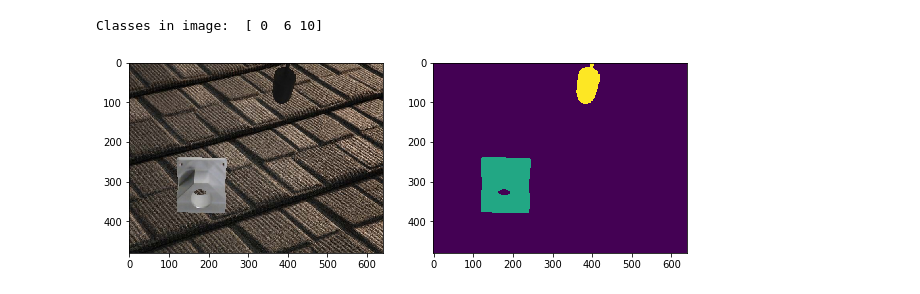
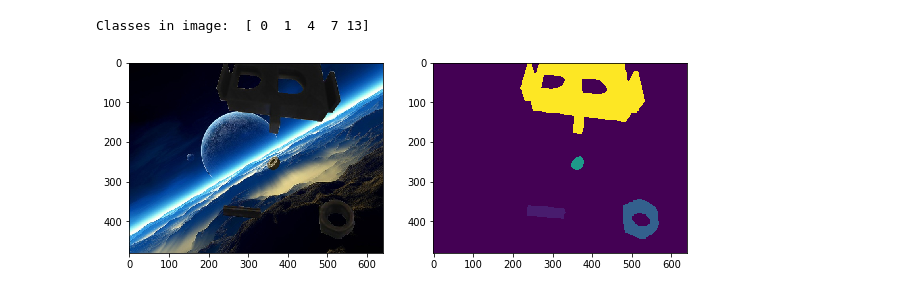
Before and after one commit to NareshGuru77/SemanticSegmentation, a Jupyter notebook: Dataset/data_augmentation/create_variants.ipynb, the cells around one changed output. Saved outputs shown, nothing was run; the diff lists cells and outputs as text; code cells hidden in the pictures.

```diff
--- a/Dataset/data_augmentation/create_variants.ipynb
+++ b/Dataset/data_augmentation/create_variants.ipynb
@@ -144,15 +161,20 @@ label_def_size_invariant = {'background': 0, 'f20_20_B': 1, 's40_40_B': 1, 'f20_
 # %%
-if not os.path.isdir('./objects/real_augmented/training/label_size_invariant/'):
-    os.makedirs('./objects/real_augmented/training/label_size_invariant/')
-if not os.path.isdir('./objects/real_augmented/validation/label_size_invariant/'):
-    os.makedirs('./objects/real_augmented/validation/label_size_invariant/')
-if not os.path.isdir('./objects/real_augmented/test/label_size_invariant/'):
-    os.makedirs('./objects/real_augmented/test/label_size_invariant/')
-create_variant_labels(train_files, './objects/real_augmented/training/label_size_invariant/', variant_type='size_invariant')
-create_variant_labels(validation_files, './objects/real_augmented/validation/label_size_invariant/', variant_type='size_invariant')
-create_variant_labels(test_files, './objects/real_augmented/test/label_size_invariant/', variant_type='size_invariant')
+SIZE_INVARIANT_TRAIN = './objects/real_augmented/training/size_invariant/'
+SIZE_INVARIANT_VALIDATE = './objects/real_augmented/validation/size_invariant/'
+SIZE_INVARIANT_TEST = './objects/real_augmented/test/size_invariant/'
+
+if not os.path.isdir(SIZE_INVARIANT_TRAIN):
+    os.makedirs(SIZE_INVARIANT_TRAIN)
+if not os.path.isdir(SIZE_INVARIANT_VALIDATE):
+    os.makedirs(SIZE_INVARIANT_VALIDATE)
+if not os.path.isdir(SIZE_INVARIANT_TEST):
+    os.makedirs(SIZE_INVARIANT_TEST)
+create_variant_labels(train_files, SIZE_INVARIANT_TRAIN, variant_type='size_invariant')
+create_variant_labels(validation_files, SIZE_INVARIANT_VALIDATE, variant_type='size_invariant')
+create_variant_labels(test_files, SIZE_INVARIANT_TEST, variant_type='size_invariant')
-# %%
-img_name = plot_sample(['./objects/real_augmented/training/label_size_invariant/'+img_name+'.png'])
-# %% [output]
-Classes in image:  [ 0  6 10]
-[figure, removed]
+# %%
+size_invariant_files = get_file_paths(SIZE_INVARIANT_TRAIN)
+plot_sample(size_invariant_files, img_number=20)
+# %% [output]
+Classes in image:  [ 0  1  4  7 13]
+[figure, added]
```
Also changed, not shown: parts of 14 cells of this notebook, 1 other file.
